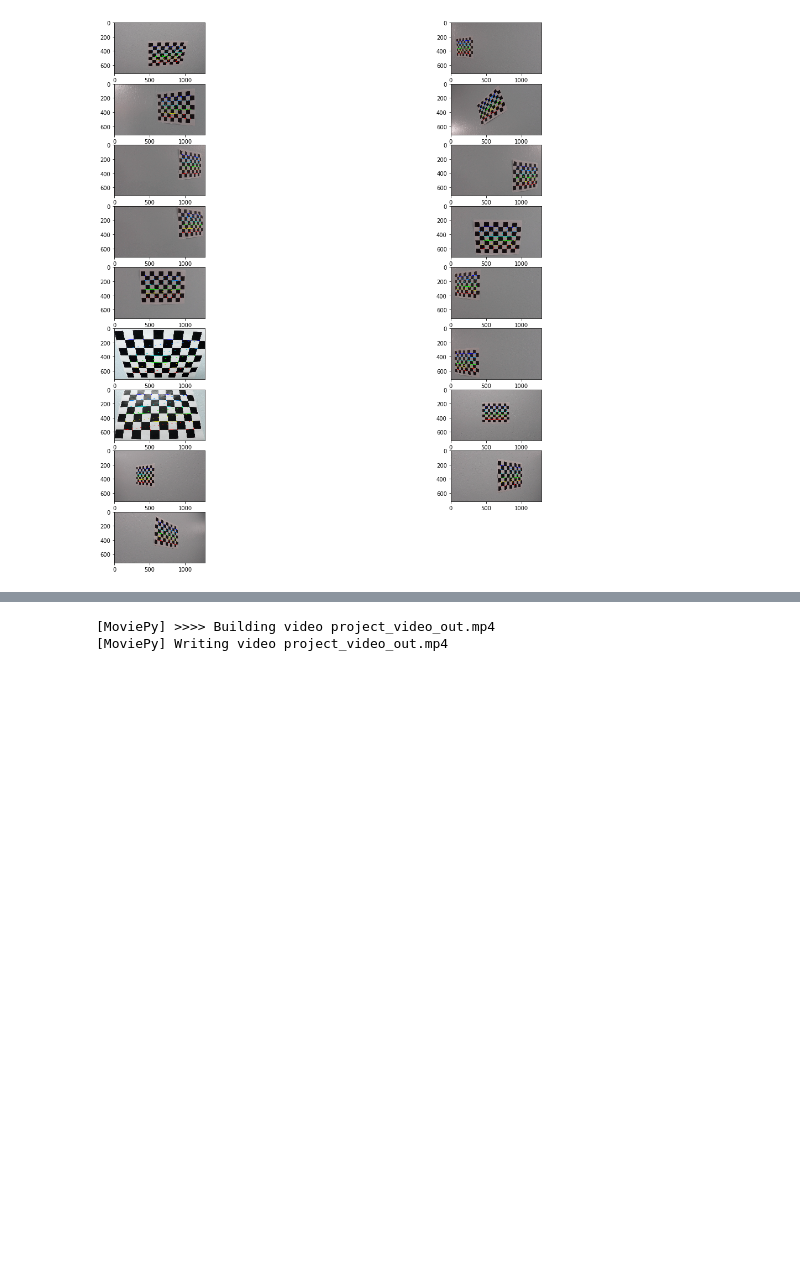
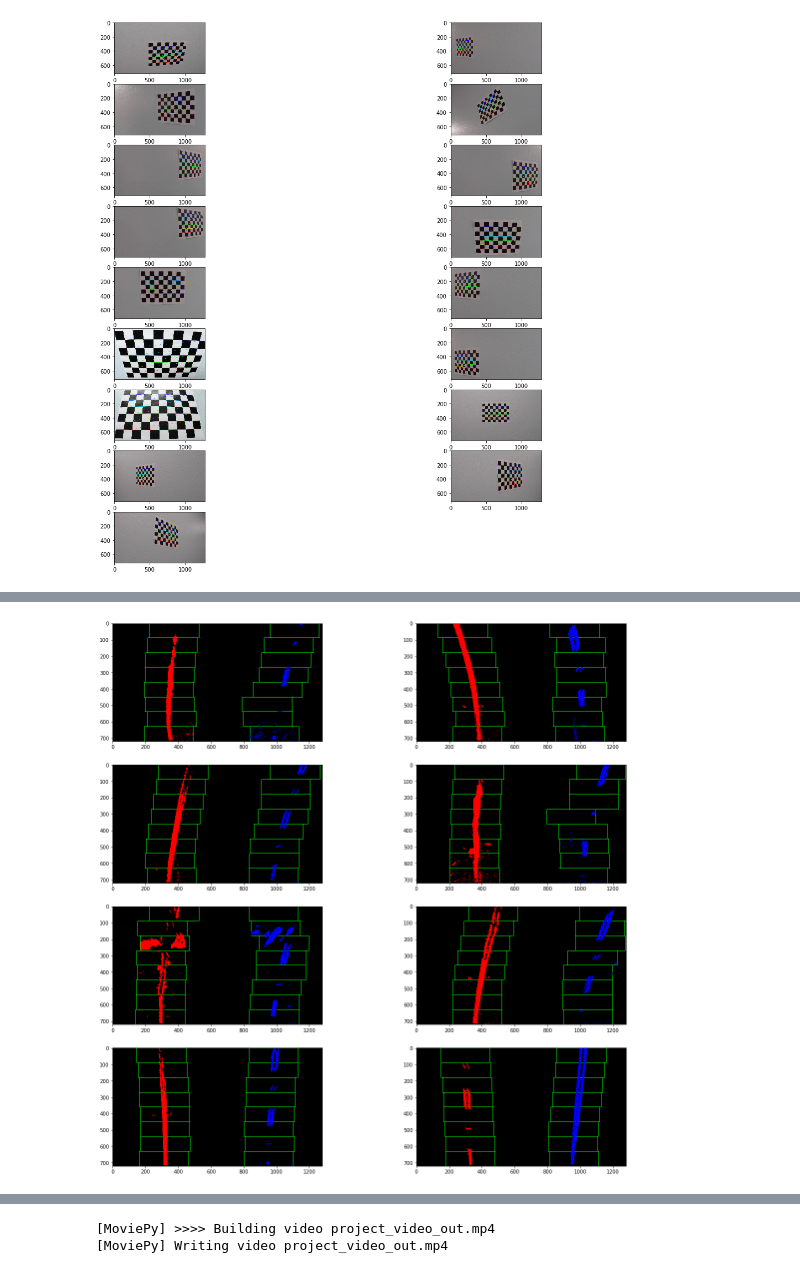
Before and after one commit to apreddyy/ADLanedetectionPython, a Jupyter notebook: Lanedetection.ipynb, the cells around one changed output, grey strips where cells are left out. Cells and saved outputs as stored; diff of their text form; code cells hidden in the pictures; blank space fills up the shorter version.

```diff
--- a/Lanedetection.ipynb
+++ b/Lanedetection.ipynb
@@ -148,11 +196,11 @@ def find_lane_pixels(binary_warped, image_show = True):
 
     # HYPERPARAMETERS
     # Choose the number of sliding windows
-    nwindows = 10
+    nwindows = 8
     # Set the width of the windows +/- margin
-    margin = 20
+    margin = 150
     # Set minimum number of pixels found to recenter window
-    minpix = 20
+    minpix = 50
 
     # Set height of windows - based on nwindows above and image shape
     window_height = np.int(binary_warped.shape[0]//nwindows)
@@ -234,12 +282,31 @@ def find_lane_pixels(binary_warped, image_show = True):
         # Colors in the left and right lane regions
         out_img[lefty, leftx] = [255, 0, 0]
         out_img[righty, rightx] = [0, 0, 255]
-
-        # Plots the left and right polynomials on the lane lines
-        plt.plot(left_fitx, ploty, color='yellow')
-        plt.plot(right_fitx, ploty, color='yellow')
-
-    return left_fit, right_fit
+    if image_show == True:
+        return out_img, left_fit, right_fit
+    else:
+        return left_fit, right_fit
+# %%
+images = glob.glob(r'C:\Users\pramo\Documents\Project4\test_images\test*.jpg')
+show_images = []
+# Step through the list and search for chessboard corners
+for fname in images:
+    img = cv2.imread(fname)
+    undisort_image, sobelx, s_binary, combined_binary, color_binary, W_image = combined_image(img)
+    outImage, left_fit, right_fit = find_lane_pixels(combined_binary, image_show = True)
+    show_images.append (outImage)
+
+fig=plt.figure(figsize=(20, 20))
+columns = 2
+rows = 4
+for i in range(len(show_images)):
+    j= i+1
+    img = show_images[i].squeeze()
+    fig.add_subplot(rows, columns, j)
+    plt.imshow(img)
+plt.show()
+# %% [output]
+[figure, added]
 # %%
 def fit_poly(img_shape, left_fitn, right_fitn):
     # Generate x and y values for plotting
```
Also changed, not shown: parts of 13 cells of this notebook, 12 other files.
